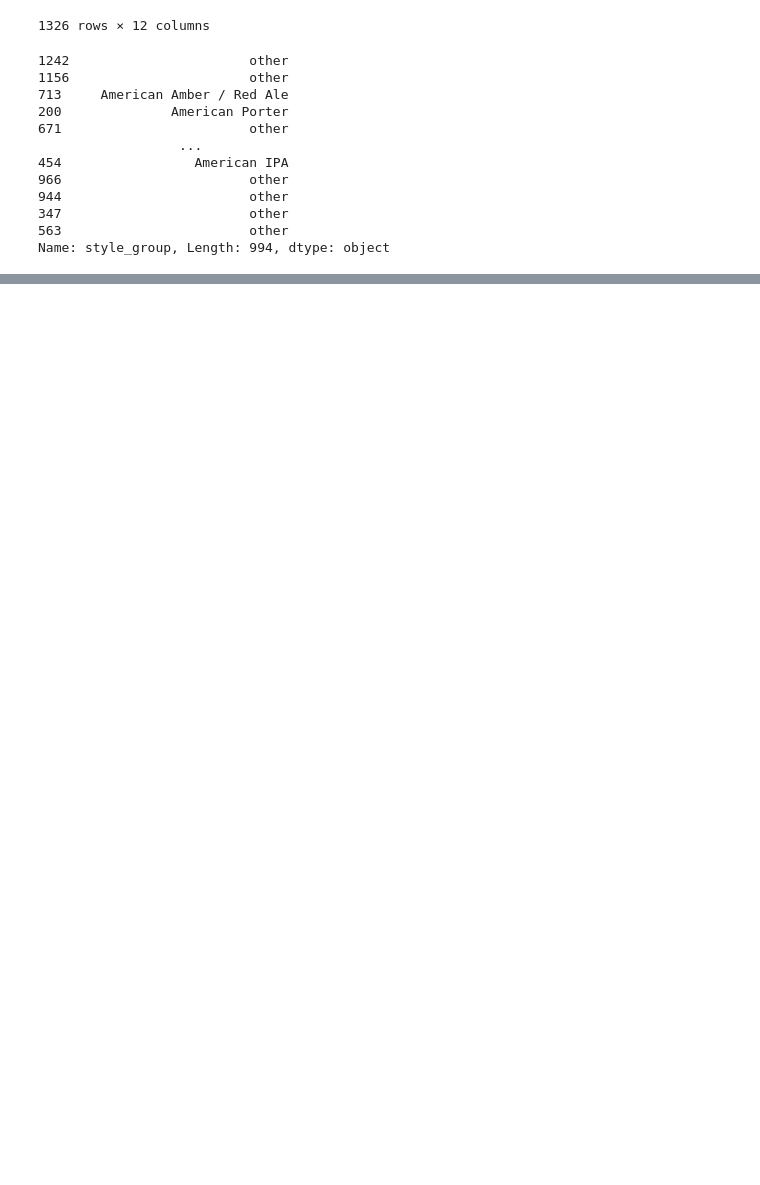
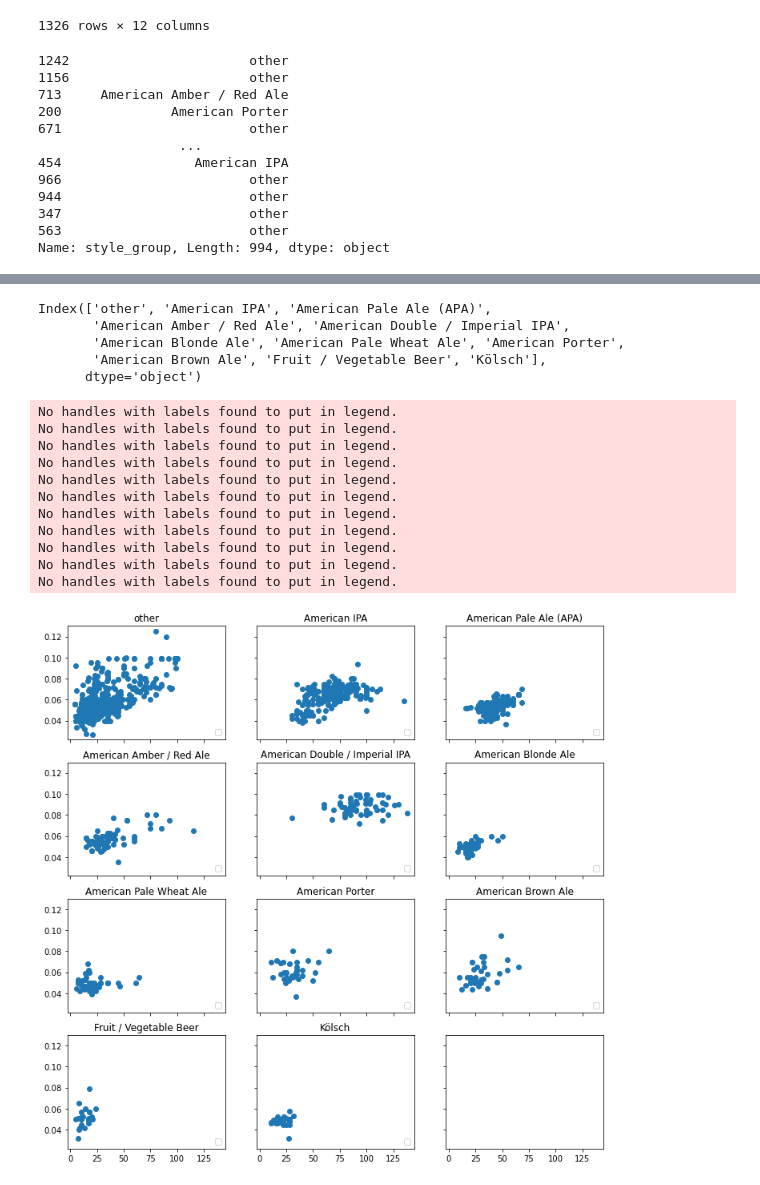
Before and after one commit to niklasax/Beer_Analytics, a Jupyter notebook: beer_ML/beer_style.ipynb, the cells around one changed output, grey strips where cells are left out. Cells and saved outputs as stored; diff of their text form; code cells hidden in the pictures; blank space fills up the shorter version.

```diff
--- a/beer_ML/beer_style.ipynb
+++ b/beer_ML/beer_style.ipynb
@@ -136,0 +130,49 @@ pd.crosstab(y_test, y_pred, rownames=['Actual Result'], colnames=['Predicted Res
+# %%
+styles = (beer_db["style_group"].value_counts()[:12]).keys()
+
+print(styles)
+# %% [output]
+Index(['other', 'American IPA', 'American Pale Ale (APA)',
+       'American Amber / Red Ale', 'American Double / Imperial IPA',
+       'American Blonde Ale', 'American Pale Wheat Ale', 'American Porter',
+       'American Brown Ale', 'Fruit / Vegetable Beer', 'Kölsch'],
+      dtype='object')
+# %%
+# One beer style by figure
+
+fig, axes = plt.subplots(4, 3, sharex = True, sharey = True, figsize=(12,12))
+
+# All beers styles in one figure.
+
+fig, global_ax = plt.subplots(figsize=(12,12))
+# Get the max ibu value
+x_max = beer_db["ibu"].max()
+# Get the max abv value
+y_max = beer_db["abv"].max()
+
+for style, ax in zip(styles, axes.ravel()):
+    ibu_data = beer_db["ibu"][beer_db["style_group"] == style].values
+    abv_data = beer_db["abv"][beer_db["style_group"] == style].values
+
+    ax.set_title(style)
+    ax.plot(ibu_data, abv_data, marker = 'o', linestyle = '')
+    ax.legend(numpoints=1, loc='lower right', fontsize = 10)
+
+    global_ax.plot(ibu_data, abv_data, marker = 'o', label = style, linestyle = '')
+
+global_ax.legend(numpoints=1, loc='lower right', fontsize = 10)
+
+plt.show()
+# %% [output]
+No handles with labels found to put in legend.
+No handles with labels found to put in legend.
+No handles with labels found to put in legend.
+No handles with labels found to put in legend.
+No handles with labels found to put in legend.
+No handles with labels found to put in legend.
+No handles with labels found to put in legend.
+No handles with labels found to put in legend.
+No handles with labels found to put in legend.
+No handles with labels found to put in legend.
+No handles with labels found to put in legend.
+[figure, added]
```
Also changed, not shown: parts of 5 cells of this notebook, 3 other files.
